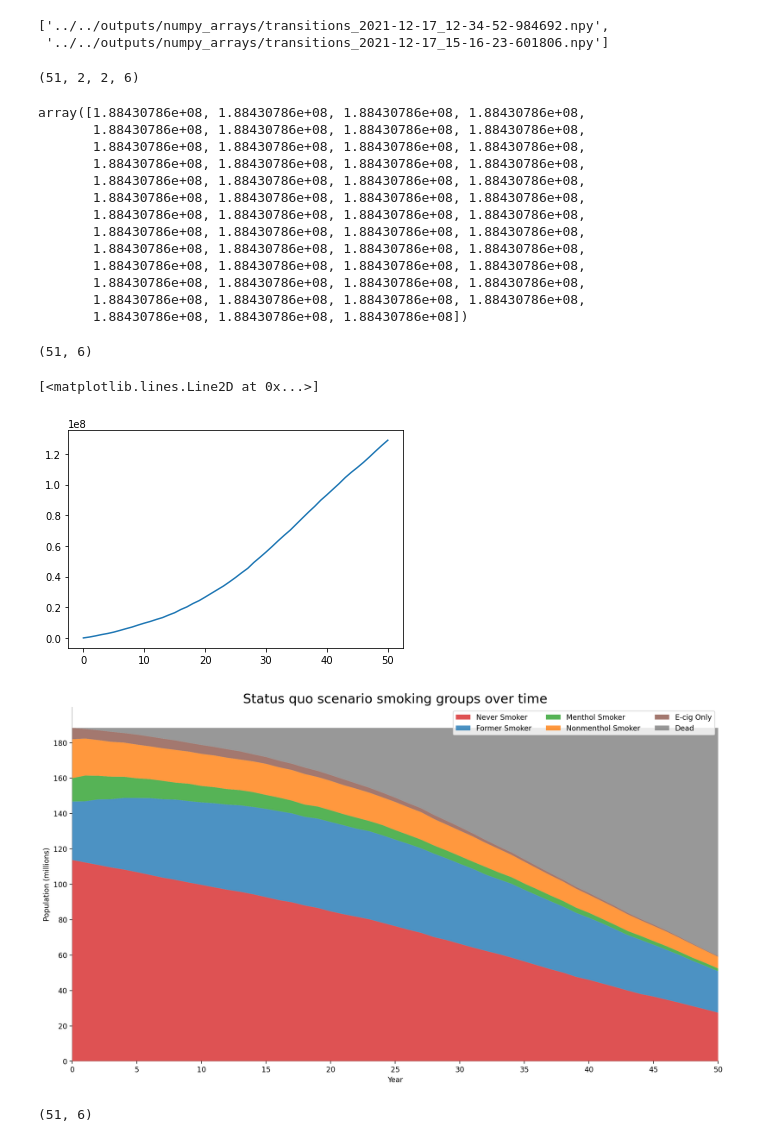
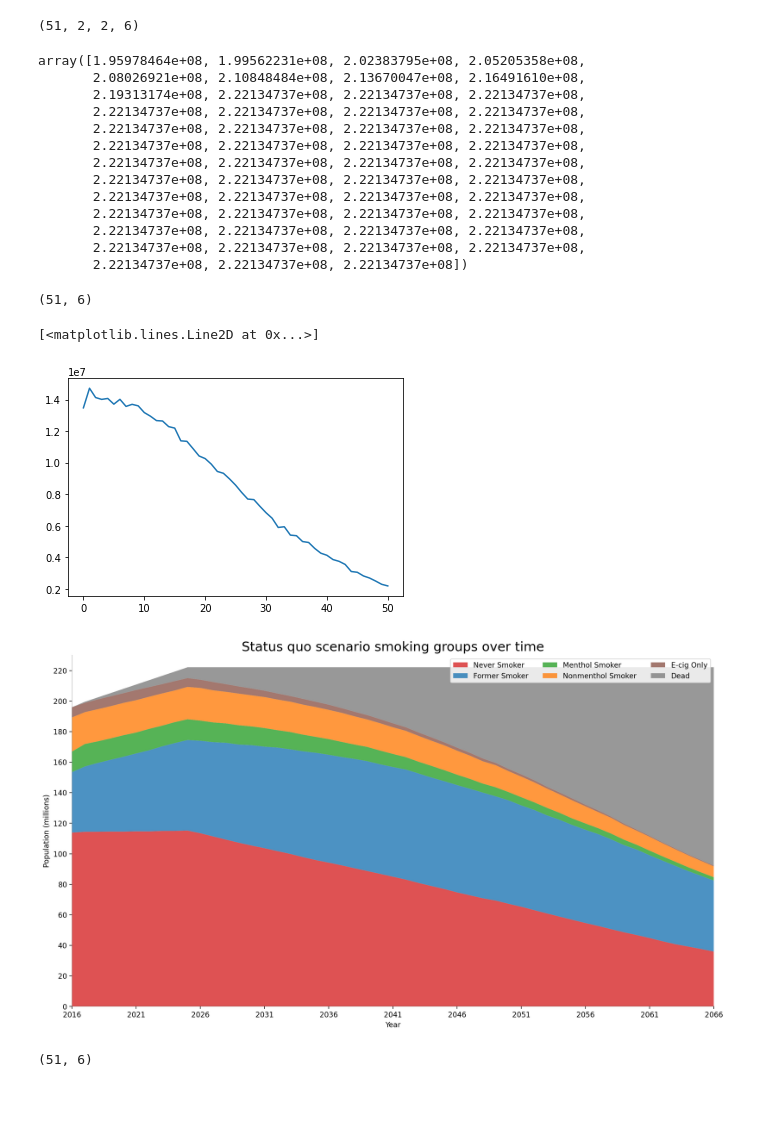
Before and after one commit to tapphughesn/menthol-model, a Jupyter notebook: menthol-model/inspect_data.ipynb, the cells around one changed output. Drawn from its saved outputs; the diff is of its cells as text; code cells hidden in the pictures; blank space fills up the shorter version.

Commit message:
finished death rates

```diff
--- a/menthol-model/inspect_data.ipynb
+++ b/menthol-model/inspect_data.ipynb
@@ -12,10 +18,5 @@ data_files = sorted(glob('../../outputs/numpy_arrays/*'))
-# %%
-data_files
-# %% [output]
-['../../outputs/numpy_arrays/transitions_2021-12-17_12-34-52-984692.npy',
- '../../outputs/numpy_arrays/transitions_2021-12-17_15-16-23-601806.npy']
 # %%
-arr = np.load(data_files[1])
+arr = np.load(data_files[-1])
 # %%
 arr.shape
 # %% [output]
@@ -23,59 +24,60 @@ arr.shape
 # %%
 np.sum(arr, axis=(1,2,3))
 # %% [output]
-array([1.88430786e+08, 1.88430786e+08, 1.88430786e+08, 1.88430786e+08,
-       1.88430786e+08, 1.88430786e+08, 1.88430786e+08, 1.88430786e+08,
-       1.88430786e+08, 1.88430786e+08, 1.88430786e+08, 1.88430786e+08,
-       1.88430786e+08, 1.88430786e+08, 1.88430786e+08, 1.88430786e+08,
-       1.88430786e+08, 1.88430786e+08, 1.88430786e+08, 1.88430786e+08,
-       1.88430786e+08, 1.88430786e+08, 1.88430786e+08, 1.88430786e+08,
-       1.88430786e+08, 1.88430786e+08, 1.88430786e+08, 1.88430786e+08,
-       1.88430786e+08, 1.88430786e+08, 1.88430786e+08, 1.88430786e+08,
-       1.88430786e+08, 1.88430786e+08, 1.88430786e+08, 1.88430786e+08,
-       1.88430786e+08, 1.88430786e+08, 1.88430786e+08, 1.88430786e+08,
-       1.88430786e+08, 1.88430786e+08, 1.88430786e+08, 1.88430786e+08,
-       1.88430786e+08, 1.88430786e+08, 1.88430786e+08, 1.88430786e+08,
-       1.88430786e+08, 1.88430786e+08, 1.88430786e+08])
+array([1.95978464e+08, 1.99562231e+08, 2.02383795e+08, 2.05205358e+08,
+       2.08026921e+08, 2.10848484e+08, 2.13670047e+08, 2.16491610e+08,
+       2.19313174e+08, 2.22134737e+08, 2.22134737e+08, 2.22134737e+08,
+       2.22134737e+08, 2.22134737e+08, 2.22134737e+08, 2.22134737e+08,
+       2.22134737e+08, 2.22134737e+08, 2.22134737e+08, 2.22134737e+08,
+       2.22134737e+08, 2.22134737e+08, 2.22134737e+08, 2.22134737e+08,
+       2.22134737e+08, 2.22134737e+08, 2.22134737e+08, 2.22134737e+08,
+       2.22134737e+08, 2.22134737e+08, 2.22134737e+08, 2.22134737e+08,
+       2.22134737e+08, 2.22134737e+08, 2.22134737e+08, 2.22134737e+08,
+       2.22134737e+08, 2.22134737e+08, 2.22134737e+08, 2.22134737e+08,
+       2.22134737e+08, 2.22134737e+08, 2.22134737e+08, 2.22134737e+08,
+       2.22134737e+08, 2.22134737e+08, 2.22134737e+08, 2.22134737e+08,
+       2.22134737e+08, 2.22134737e+08, 2.22134737e+08])
 # %%
 arr_year_smoking_state = np.sum(arr,axis=(1,2))
 arr_year_smoking_state.shape
 # %% [output]
 (51, 6)
 # %%
-plt.plot(np.arange(arr_year_smoking_state.shape[0]), arr_year_smoking_state[:,5])
+# deaths over time
+plt.plot(np.arange(arr_year_smoking_state.shape[0]), arr_year_smoking_state[:,2])
 # %% [output]
 [<matplotlib.lines.Line2D at 0x...>]
-[figure, old version]
+[figure, new version]
 # %%
 arr_year_smoking_state /= 1e6
 # %%
 mycolors = ['tab:red', 'tab:blue', 'tab:green', 'tab:orange', 'tab:brown', 'tab:grey',]
 
 fig, ax = plt.subplots(1,1,figsize=(16,9), dpi=200)
 labels = ["Never Smoker", "Former Smoker", "Menthol Smoker", "Nonmenthol Smoker", "E-cig Only", "Dead"]
 
-x = np.arange(arr_year_smoking_state.shape[0])
+x = np.arange(2016, 2016 + arr_year_smoking_state.shape[0])
 y = np.vstack([arr_year_smoking_state[:,i] for i in range(arr_year_smoking_state.shape[1])])
 
 ax = plt.gca()
 ax.stackplot(x,y,labels=labels, colors=mycolors, alpha=0.8)
 
 ax.set_title('Status quo scenario smoking groups over time', fontsize=18)
-ax.set(ylim=[0, 2e2])
+ax.set(ylim=[0, 2.3e2])
 ax.legend(fontsize=10, ncol=3)
 ax.ticklabel_format(useOffset=False, style='plain')
 plt.xticks(x[::5], fontsize=10, horizontalalignment='center')
-plt.yticks(np.arange(0,2e2,2e1,dtype=np.int64), fontsize=10)
+plt.yticks(np.arange(0,2.3e2,2e1,dtype=np.int64), fontsize=10)
 plt.xlim(x[0], x[-1])
 plt.xlabel("Year")
 plt.ylabel("Population (millions)")
 
 plt.gca().spines["top"].set_alpha(0)
 plt.gca().spines["bottom"].set_alpha(.3)
 plt.gca().spines["right"].set_alpha(0)
 plt.gca().spines["left"].set_alpha(.3)
 # %% [output]
-[figure, old version]
+[figure, new version]
 # %%
 arr_year_smoking_state.shape
 # %% [output]
```
Also changed, not shown: parts of 3 cells of this notebook, 5 other files.
